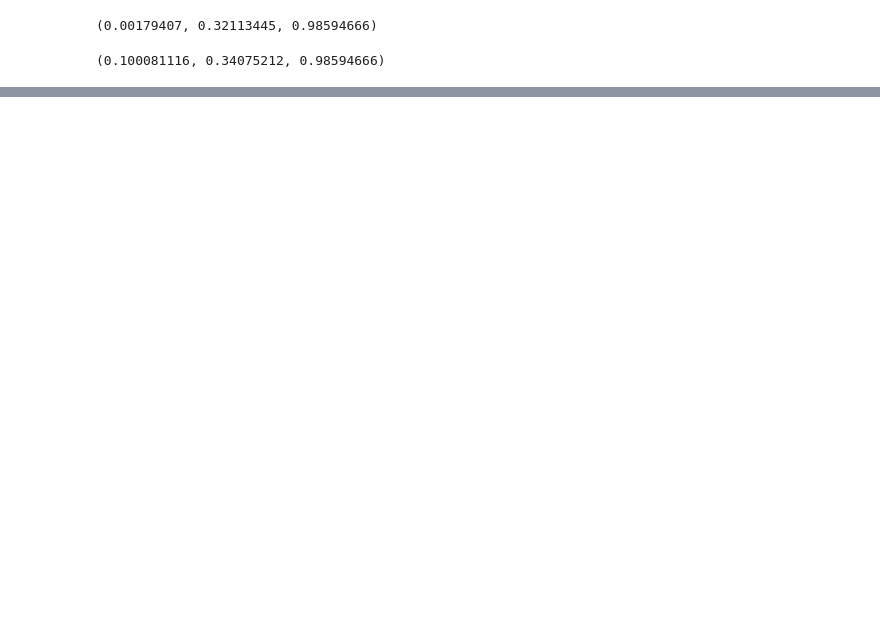
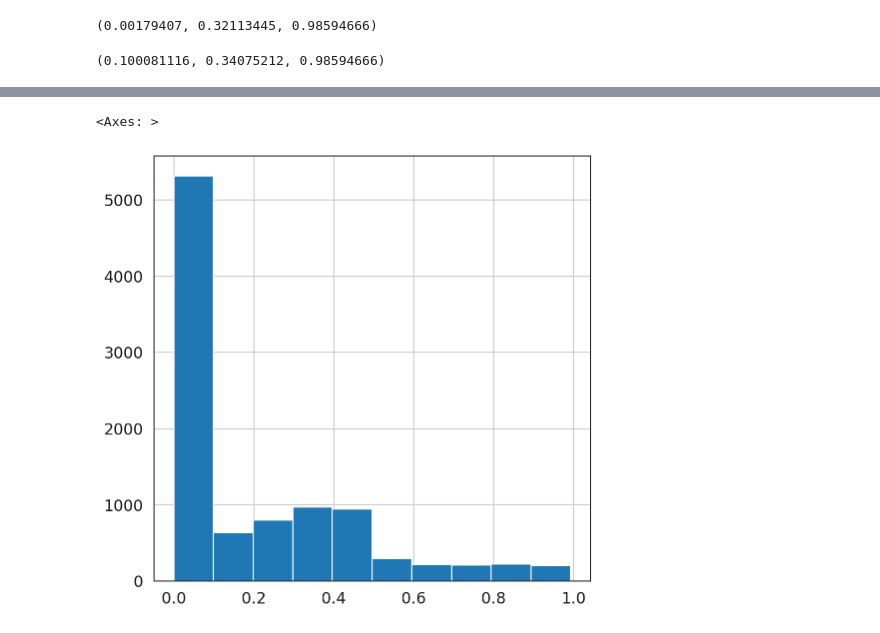
Before and after one commit to daklab/LeafletFA, a Jupyter notebook: notebooks/simulation_analysis/leafletfa_simulation_test.ipynb, the cells around one changed output, grey strips where cells are left out. Cells and saved outputs as stored; diff of their text form; code cells hidden in the pictures; blank space fills up the shorter version.

```diff
--- a/notebooks/simulation_analysis/leafletfa_simulation_test.ipynb
+++ b/notebooks/simulation_analysis/leafletfa_simulation_test.ipynb
@@ -410 +359,11 @@ Using categorical units to plot a list of strings that are all parsable as float
+# %%
+factor_psi_df.index = factor_psi_df.index.astype(str)
+
+# Now safe to concatenate
+adata_input.var = pd.concat([adata_input.var, factor_psi_df], axis=1)
+# %%
+factor_psi_df["imputed_diff"].hist()
+# %% [output]
+<Axes: >
+[figure, added]
 # %%
```
Also changed, not shown: parts of 24 cells of this notebook, 17 other files.
